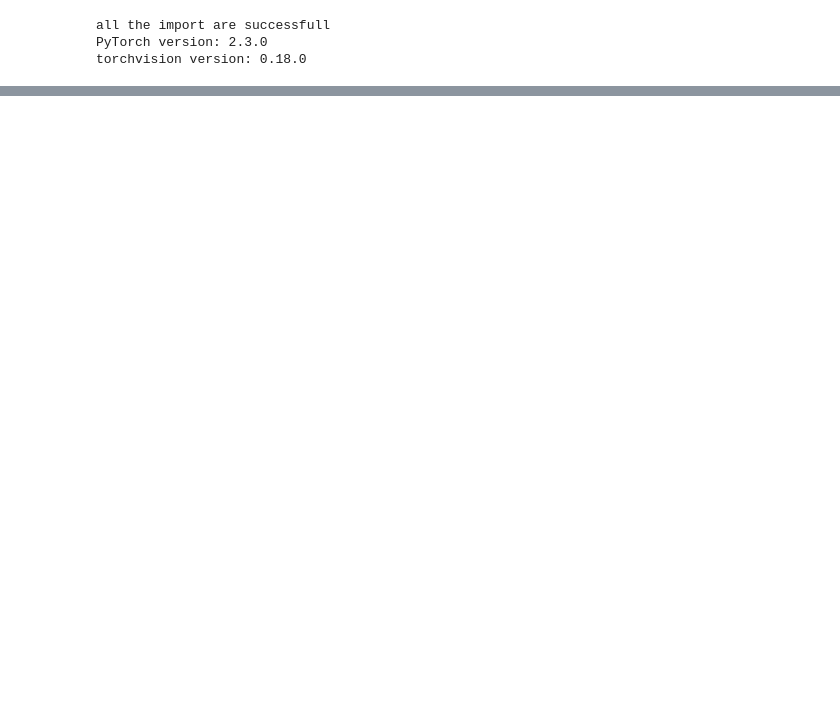
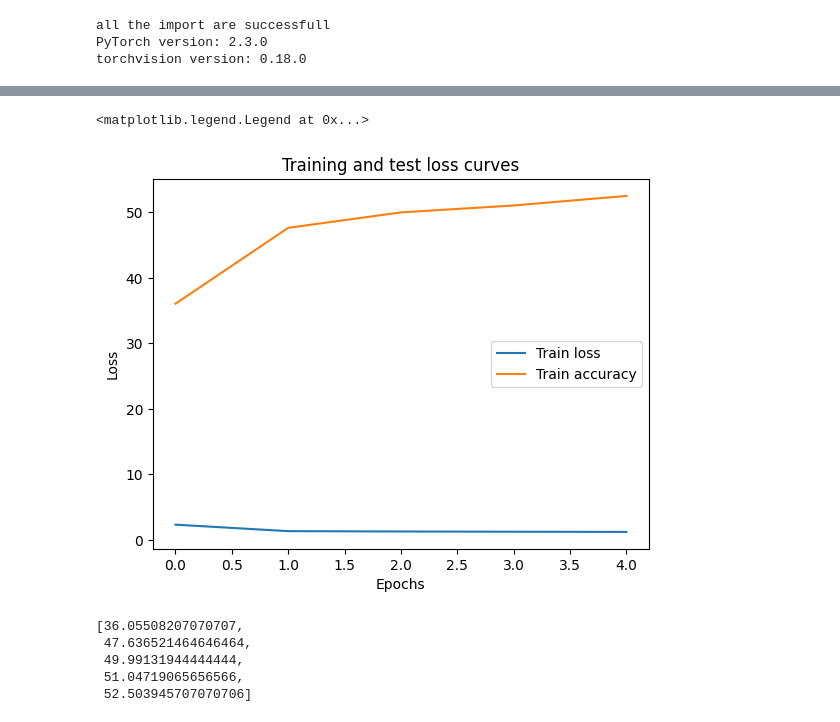
Before and after one commit to mukul05031997/ML-and-DL, a Jupyter notebook: project2/project2.ipynb, the cells around one changed output, grey strips where cells are left out. Drawn from its saved outputs; the diff is of its cells as text; code cells hidden in the pictures; blank space fills up the shorter version.

```diff
--- a/project2/project2.ipynb
+++ b/project2/project2.ipynb
@@ -59,0 +65,27 @@ image_classes
+# %%
+class model_0(nn.Module):
+    def __init__(self):
+        super().__init__()
+        #flatten the input image as NN input is in vectopr form
+        self.flatten = nn.Flatten()
+        self.layer1 = nn.Linear(in_features=49152, out_features=1024)
+        self.layer2 = nn.Linear(in_features=1024, out_features=512)
+        self.layer3 = nn.Linear(in_features=512, out_features=512)
+        self.layer4 = nn.Linear(in_features=512, out_features=128)
+        self.layer5 = nn.Linear(in_features=128, out_features=6)
+        self.relu = nn.ReLU()
+
+    #defining the forward pass
+    def forward(self,x):
+        flattened_output = self.flatten(x)
+        out1 = self.relu(self.layer1(flattened_output))
+        out2 = self.relu(self.layer2(out1))
+        out3 = self.relu(self.layer3(out2))
+        out4 = self.relu(self.layer4(out3))
+        output_logits = self.layer5(out4)   #output layer
+        return output_logits
+
+#initiate the model
+
+model0 = model_0().to(device=device)
+model0
@@ -59,0 +102,9 @@ image_classes
+# %%
+#set up the loss function and the optimizer and accuracy
+loss_fun = nn.CrossEntropyLoss()
+optimizer = torch.optim.Adam(params=model0.parameters(), lr = 0.005)
+
+def accuracy_fun(y_pred,y_true):
+    correct = torch.eq(y_pred, y_true).sum().item()
+    acc = (correct/len(y_true))*100
+    return acc
@@ -59,0 +181,18 @@ image_classes
+# %%
+plt.plot(epoch_count, training_loss, label="Train loss")
+plt.plot(epoch_count, training_acc, label="Train accuracy")
+plt.title("Training and test loss curves")
+plt.ylabel("Loss")
+plt.xlabel("Epochs")
+plt.legend()
+# %% [output]
+<matplotlib.legend.Legend at 0x...>
+[figure, added]
+# %%
+training_acc
+# %% [output]
+[36.05508207070707,
+ 47.636521464646464,
+ 49.99131944444444,
+ 51.04719065656566,
+ 52.503945707070706]
```
Also changed, not shown: parts of 6 cells of this notebook.
